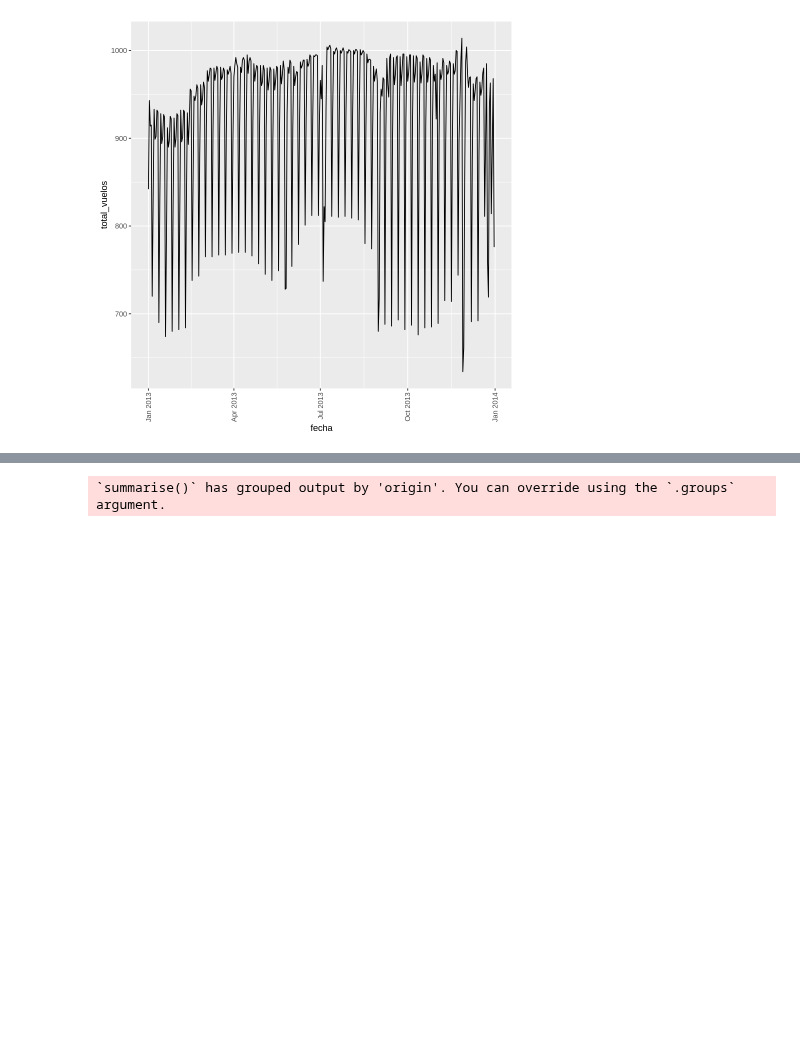
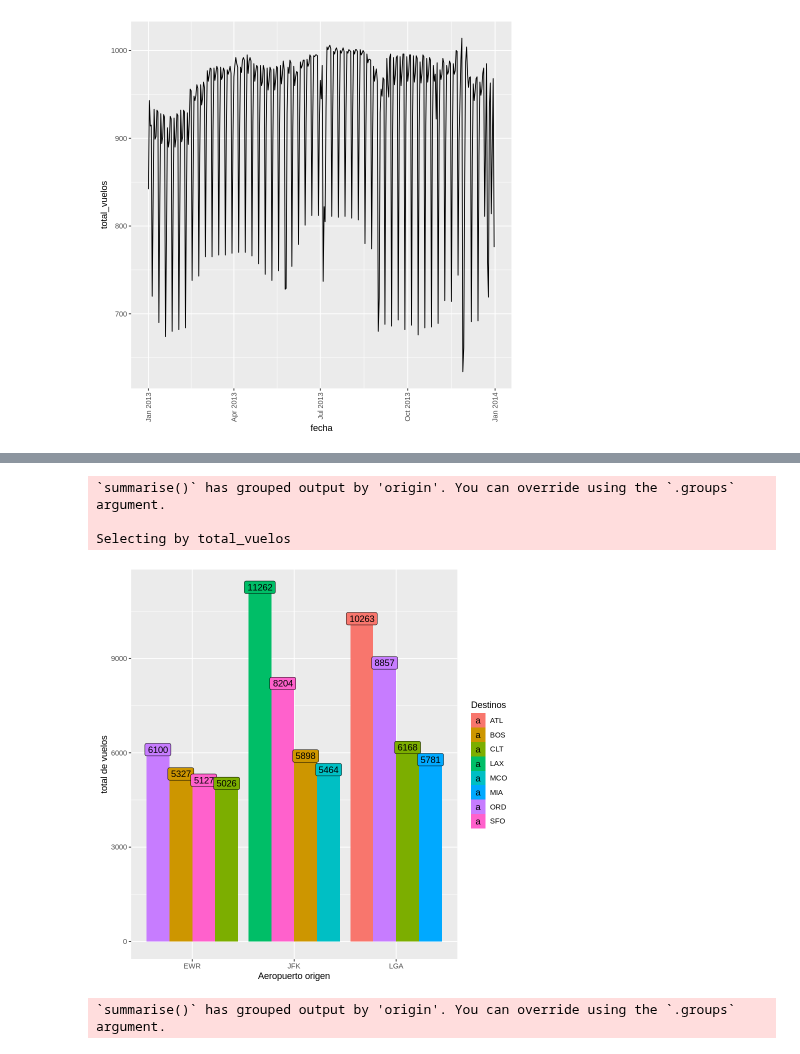
Before and after one commit to rodrigo-coco-espinoza/Introduccion_a_ciencia_de_datos_R_v2, a Jupyter notebook: Clases/Clase4/02_Ejemplos_adicionales_ggplot2_desarrollo.ipynb, the cells around one changed output, grey strips where cells are left out. Drawn from its saved outputs; the diff is of its cells as text; code cells hidden in the pictures; blank space fills up the shorter version.

```diff
--- a/Clases/Clase4/02_Ejemplos_adicionales_ggplot2_desarrollo.ipynb
+++ b/Clases/Clase4/02_Ejemplos_adicionales_ggplot2_desarrollo.ipynb
@@ -103,3 +167,19 @@ Para ello, como ejercicio, buscaremos replicar el siguiente gráfico que contien
+# %%
+flights %>%
+group_by(origin, dest) %>%
+summarise(total_vuelos = n()) %>%
+top_n(4) %>%
+slice_max(total_vuelos, n = 4) %>%
+ggplot() +
+aes(x = origin, y = total_vuelos, fill = dest, group = -total_vuelos, label = total_vuelos) +
+geom_bar(stat = "identity", position = "dodge") +
+geom_label( position = position_dodge(width = 0.9) )+
+labs(x = "Aeropuerto origen", y = "total de vuelos", fill = "Destinos")
+# %% [output]
+`summarise()` has grouped output by 'origin'. You can override using the `.groups` argument.
+
+Selecting by total_vuelos
+[figure, added]
 # %%
 ## OPCIÓN 1
 flights %>%
```
Also changed, not shown: parts of 4 cells of this notebook.
